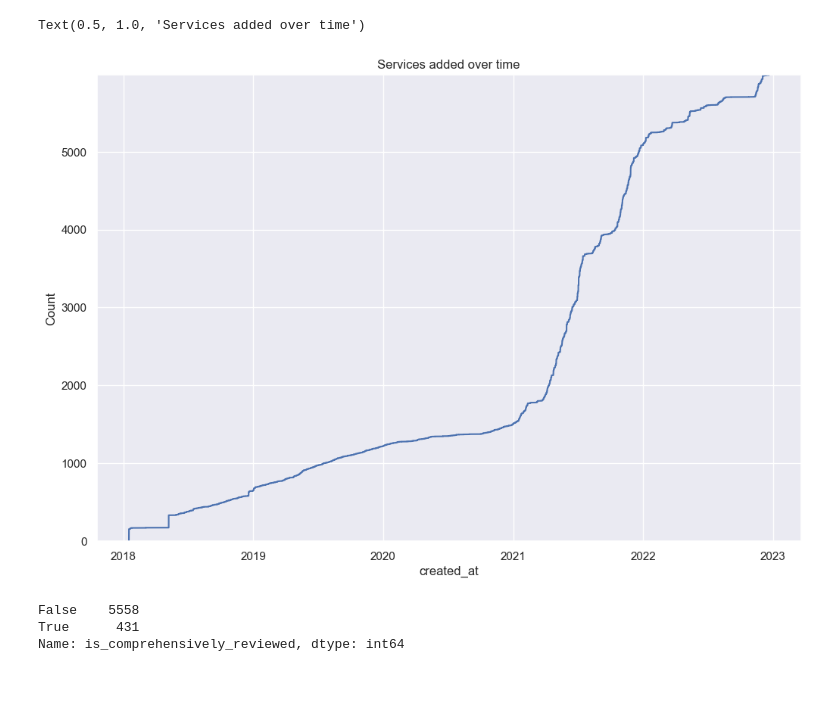
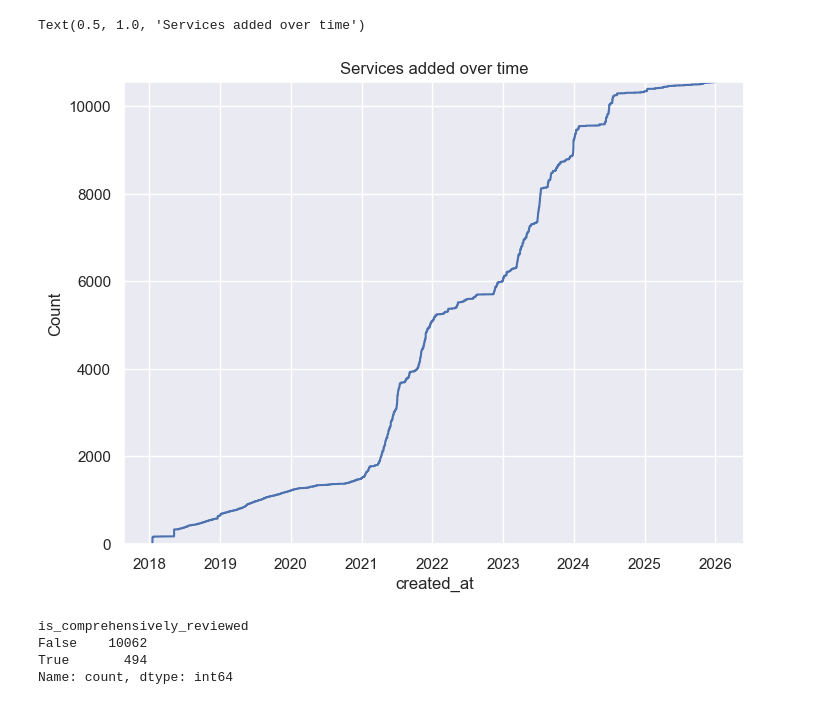
Before and after one commit to tosdr/DocBot, a Jupyter notebook: notebooks/explore.ipynb, the cells around one changed output. Drawn from its saved outputs; the diff is of its cells as text; code cells hidden in the pictures.

Commit message:
Update db dump, revamp data dir

```diff
--- a/notebooks/explore.ipynb
+++ b/notebooks/explore.ipynb
@@ -35,7 +0,0 @@ Point - user, service, case, document
-# %%
-VERSION = '211222'
-cases = pickle.load(open(f'../data/cases_{VERSION}.pkl', 'rb'))
-documents = pickle.load(open(f'../data/documents_{VERSION}.pkl', 'rb'))
-points = pickle.load(open(f'../data/points_{VERSION}.pkl', 'rb'))
-services = pickle.load(open(f'../data/services_{VERSION}.pkl', 'rb'))
-topics = pickle.load(open(f'../data/topics_{VERSION}.pkl', 'rb'))
@@ -42,3 +30,11 @@ topics = pickle.load(open(f'../data/topics_{VERSION}.pkl', 'rb'))
+# %%
+VERSION = '280126'
+DUMP_DIR = Path(f'../data/db_dumps/{VERSION}/')
+cases = pickle.load(open(DUMP_DIR / 'cases.pkl', 'rb'))
+documents = pickle.load(open(DUMP_DIR / 'documents.pkl', 'rb'))
+points = pickle.load(open(DUMP_DIR / 'points.pkl', 'rb'))
+services = pickle.load(open(DUMP_DIR / 'services.pkl', 'rb'))
+topics = pickle.load(open(DUMP_DIR / 'topics.pkl', 'rb'))
 # %%
 # Before we work with Services, it looks like there are deleted ones to remove
 # We'll also want to remove related Documents and Points
@@ -86,15 +83,16 @@ memory usage: 567.3+ KB
 # %%
 # How have the number of Services grown over time?
-plt.figure(figsize=(12,8))
+plt.figure(figsize=(8,6))
 sns.ecdfplot(services, x='created_at', stat='count')
 plt.title('Services added over time')
 # %% [output]
 Text(0.5, 1.0, 'Services added over time')
-[figure, old version]
+[figure, new version]
 # %%
 # How many have been comprehensively reviewed?
 services.is_comprehensively_reviewed.value_counts()
 # %% [output]
-False    5558
-True      431
-Name: is_comprehensively_reviewed, dtype: int64
+is_comprehensively_reviewed
+False    10062
+True       494
+Name: count, dtype: int64
```
Also changed, not shown: parts of 60 cells of this notebook, 12 other files.
